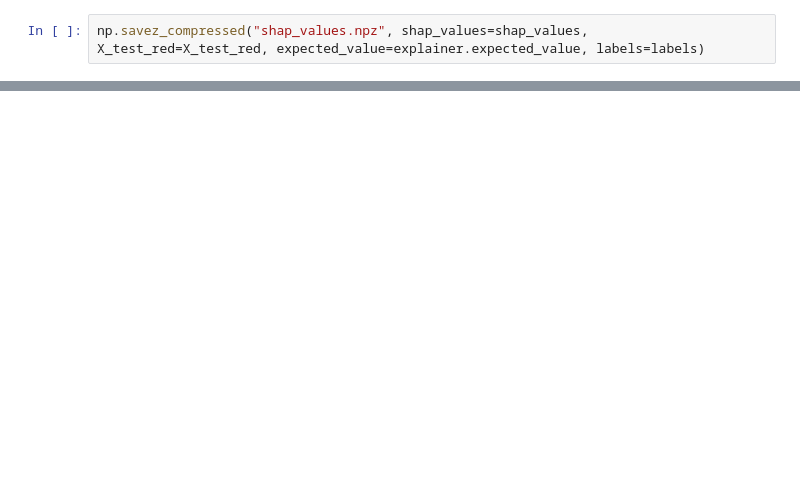
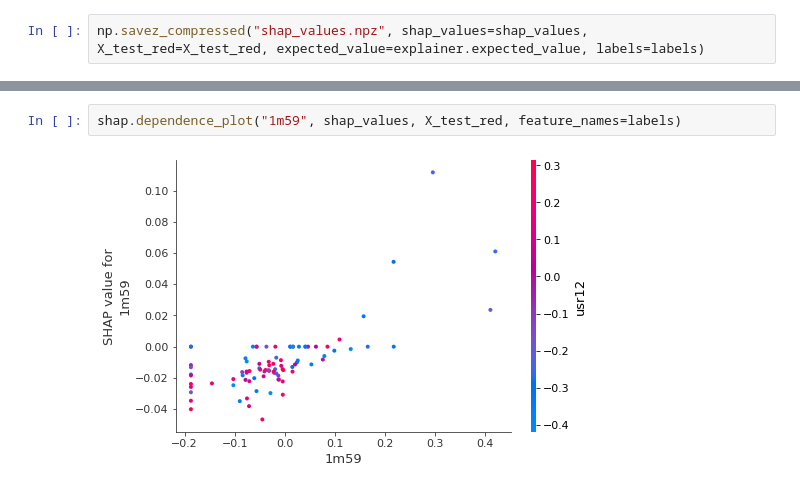
Before and after one commit to kwulffert/ciml_experiments, a Jupyter notebook: interpretability.ipynb, the cells around one changed output, grey strips where cells are left out. Saved outputs shown, nothing was run; the diff lists cells and outputs as text; blank space fills up the shorter version.

```diff
--- a/interpretability.ipynb
+++ b/interpretability.ipynb
@@ -123,0 +204,4 @@ shap.summary_plot(shap_values, X_test_red, feature_names=labels, plot_type="bar"
+# %%
+shap.dependence_plot("1m59", shap_values, X_test_red, feature_names=labels)
+# %% [output]
+[figure, added]
```
Also changed, not shown: parts of 30 cells of this notebook.
